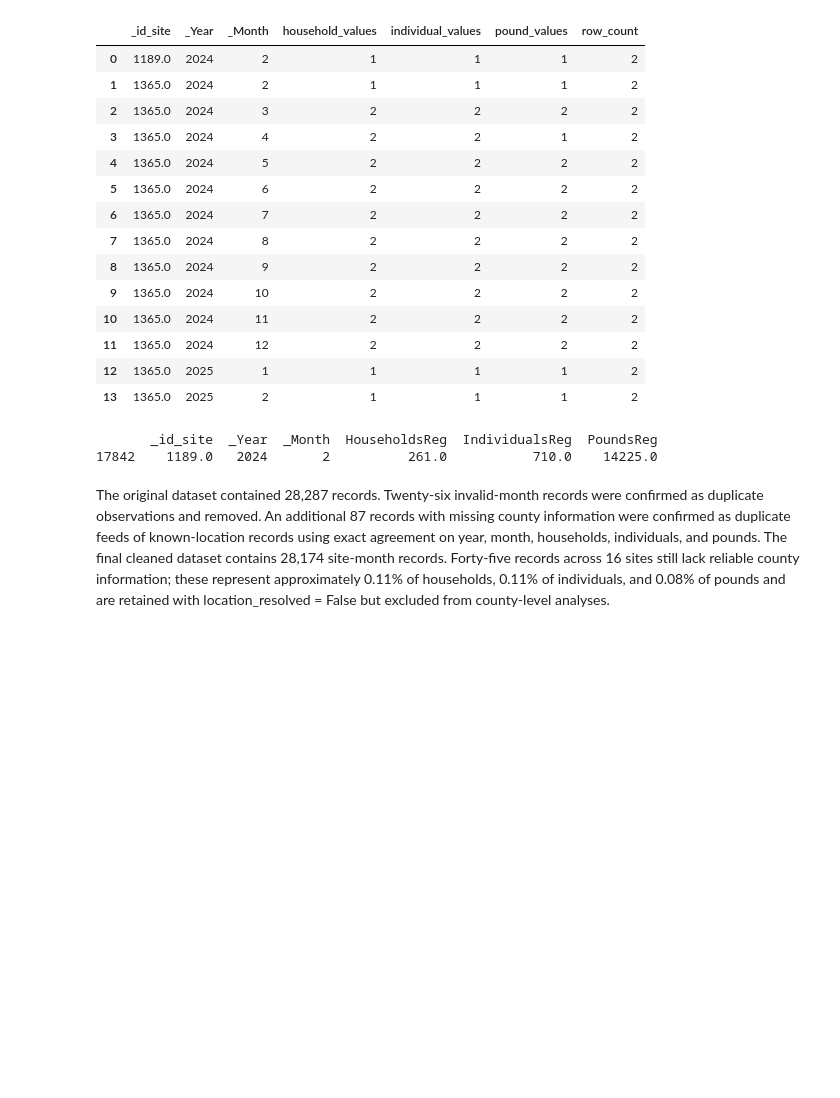
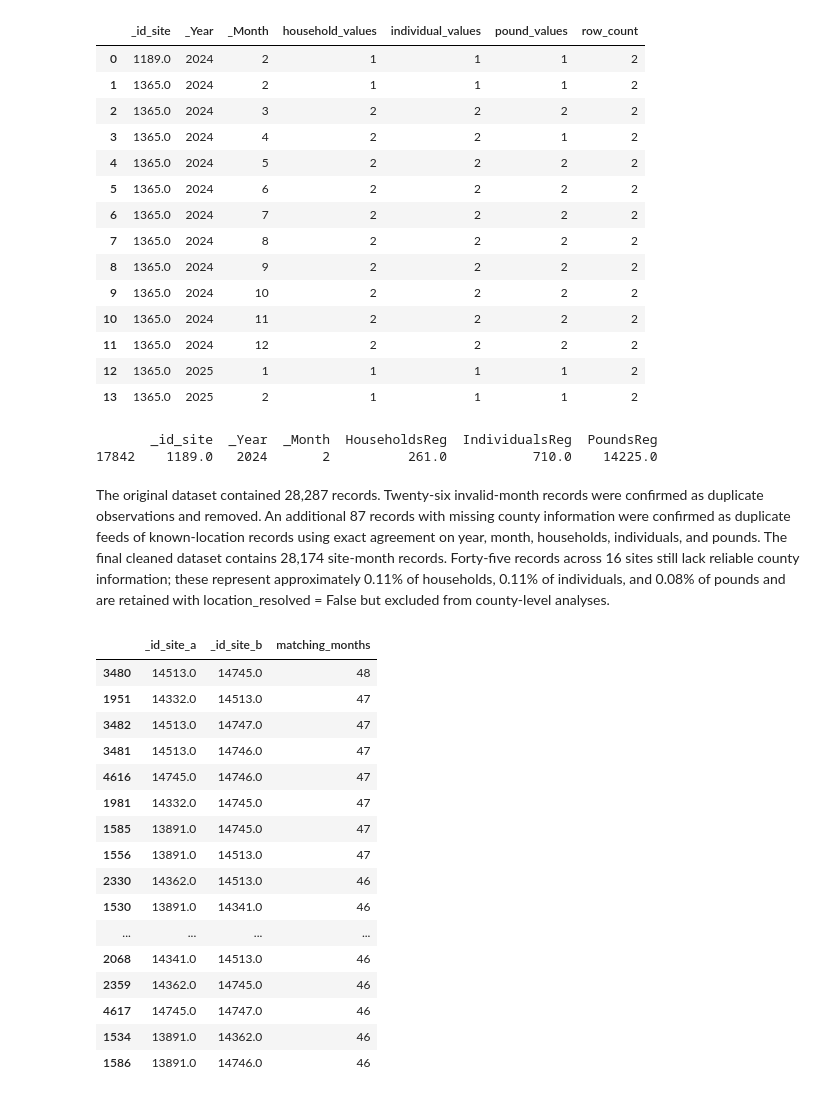
Before and after one commit to Hajar0Ahmed/MinneMUDAC2026Outliers, a Jupyter notebook: notebooks/reading.ipynb, the cells around one changed output. Cells and saved outputs as stored; diff of their text form; code cells hidden in the pictures; blank space fills up the shorter version.

```diff
--- a/notebooks/reading.ipynb
+++ b/notebooks/reading.ipynb
@@ -2335,0 +2352,97 @@ The original dataset contained 28,287 records. Twenty-six invalid-month records
+# %%
+match_columns = [
+    "_Year",
+    "_Month",
+    "HouseholdsReg",
+    "IndividualsReg",
+    "PoundsReg"
+]
+
+site_pairs = mirror_base.merge(
+    mirror_base,
+    on=match_columns,
+    how="inner",
+    suffixes=("_a", "_b")
+)
+
+# Remove self-matches and duplicate reversed pairs
+site_pairs = site_pairs[
+    site_pairs["_id_site_a"] < site_pairs["_id_site_b"]
+].copy()
+# %%
+site_pairs["year_month"] = (
+    site_pairs["_Year"].astype(str)
+    + "-"
+    + site_pairs["_Month"].astype(str).str.zfill(2)
+)
+
+pair_summary = (
+    site_pairs
+    .groupby(
+        ["_id_site_a", "_id_site_b"],
+        as_index=False
+    )
+    .agg(
+        matching_months=("year_month", "nunique")
+    )
+    .sort_values(
+        "matching_months",
+        ascending=False
+    )
+)
+
+display(pair_summary.head(20))
+
+mirror_block = [15361, 15362, 15363, 15364, 15365, 15366]
+
+candidate_mirrors = pair_summary[
+    pair_summary["_id_site_a"].isin(mirror_block) |
+    pair_summary["_id_site_b"].isin(mirror_block)
+].copy()
+
+display(candidate_mirrors)
+
+mirror_ids = [
+    15361,
+    15362,
+    15363,
+    15364,
+    15365,
+    15366
+]
+
+mirror_rows = site_month_clean[
+    site_month_clean["_id_site"].isin(mirror_ids)
+].copy()
+
+print("Mirror rows to remove:", len(mirror_rows))
+
+print("\nActivity represented by mirror feeds:")
+print(
+    mirror_rows[
+        ["HouseholdsReg", "IndividualsReg", "PoundsReg"]
+    ].sum()
+)
+site_month_clean = site_month_clean[
+    ~site_month_clean["_id_site"].isin(mirror_ids)
+].copy()
+
+print("Rows after mirror removal:", len(site_month_clean))
+# %% [output]
+|  | _id_site_a | _id_site_b | matching_months |
+| 3480 | 14513.0 | 14745.0 | 48 |
+| 1951 | 14332.0 | 14513.0 | 47 |
+| 3482 | 14513.0 | 14747.0 | 47 |
+| 3481 | 14513.0 | 14746.0 | 47 |
+| 4616 | 14745.0 | 14746.0 | 47 |
+| 1981 | 14332.0 | 14745.0 | 47 |
+| 1585 | 13891.0 | 14745.0 | 47 |
+| 1556 | 13891.0 | 14513.0 | 47 |
+| 2330 | 14362.0 | 14513.0 | 46 |
+| 1530 | 13891.0 | 14341.0 | 46 |
+| ... | ... | ... | ... |
+| 2068 | 14341.0 | 14513.0 | 46 |
+| 2359 | 14362.0 | 14745.0 | 46 |
+| 4617 | 14745.0 | 14747.0 | 46 |
+| 1534 | 13891.0 | 14362.0 | 46 |
+| 1586 | 13891.0 | 14746.0 | 46 |
```
Also changed, not shown: parts of 4 cells of this notebook, 1 other file.
